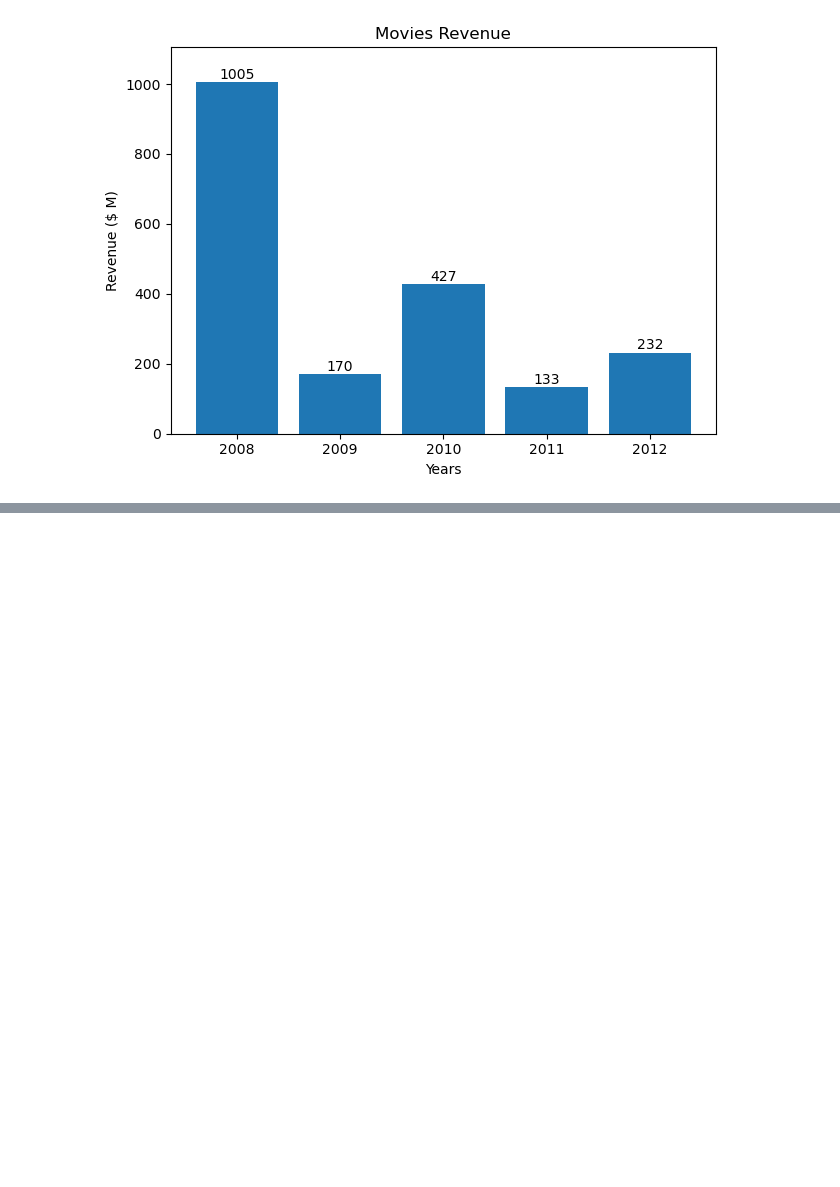
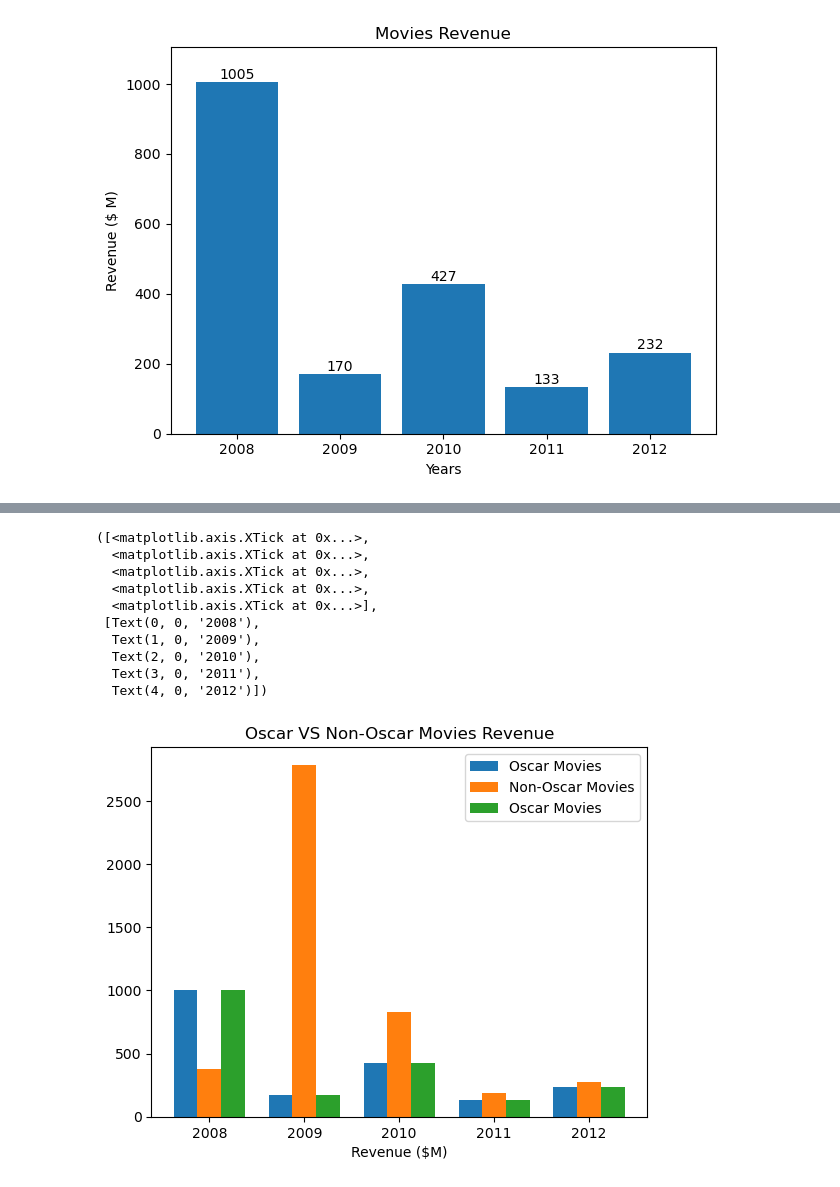
Before and after one commit to Avinashsteggihalli/ApnaCollege_AI_ML, a Jupyter notebook: Data/Data Visualization/matplotlib_me.ipynb, the cells around one changed output, grey strips where cells are left out. Saved outputs shown, nothing was run; the diff lists cells and outputs as text; code cells hidden in the pictures; blank space fills up the shorter version.

```diff
--- a/Data/Data Visualization/matplotlib_me.ipynb
+++ b/Data/Data Visualization/matplotlib_me.ipynb
@@ -200,0 +235,32 @@ plt.ylim(0, max(oscar_revenue)+100)
+# %%
+oscar_revenue = [1005, 170, 427, 133, 232] # in $M
+
+non_oscar_movies = ["Slumdog Millionaire", "Avatar", "Inception", "Hugo", "Lincoln"]
+non_oscar_revenue = [378, 2788, 829, 185, 275] # in $M
+
+years = [2008, 2009, 2010, 2011, 2012]
+
+x = np.arange(len(years))
+width = 0.25 # minimun
+
+plt.bar(x-width, oscar_revenue, width, label="Oscar Movies") # shift to left
+plt.bar(x, non_oscar_revenue, width, label="Non-Oscar Movies") # shift to right
+plt.bar(x+width, oscar_revenue, width, label="Oscar Movies")
+plt.title("Oscar VS Non-Oscar Movies Revenue")
+plt.xlabel("Year")
+plt.xlabel("Revenue ($M)")
+plt.legend()
+
+plt.xticks(x, years)
+# %% [output]
+([<matplotlib.axis.XTick at 0x...>,
+  <matplotlib.axis.XTick at 0x...>,
+  <matplotlib.axis.XTick at 0x...>,
+  <matplotlib.axis.XTick at 0x...>,
+  <matplotlib.axis.XTick at 0x...>],
+ [Text(0, 0, '2008'),
+  Text(1, 0, '2009'),
+  Text(2, 0, '2010'),
+  Text(3, 0, '2011'),
+  Text(4, 0, '2012')])
+[figure, added]
```
Also changed, not shown: parts of 32 cells of this notebook, 1 other file.
